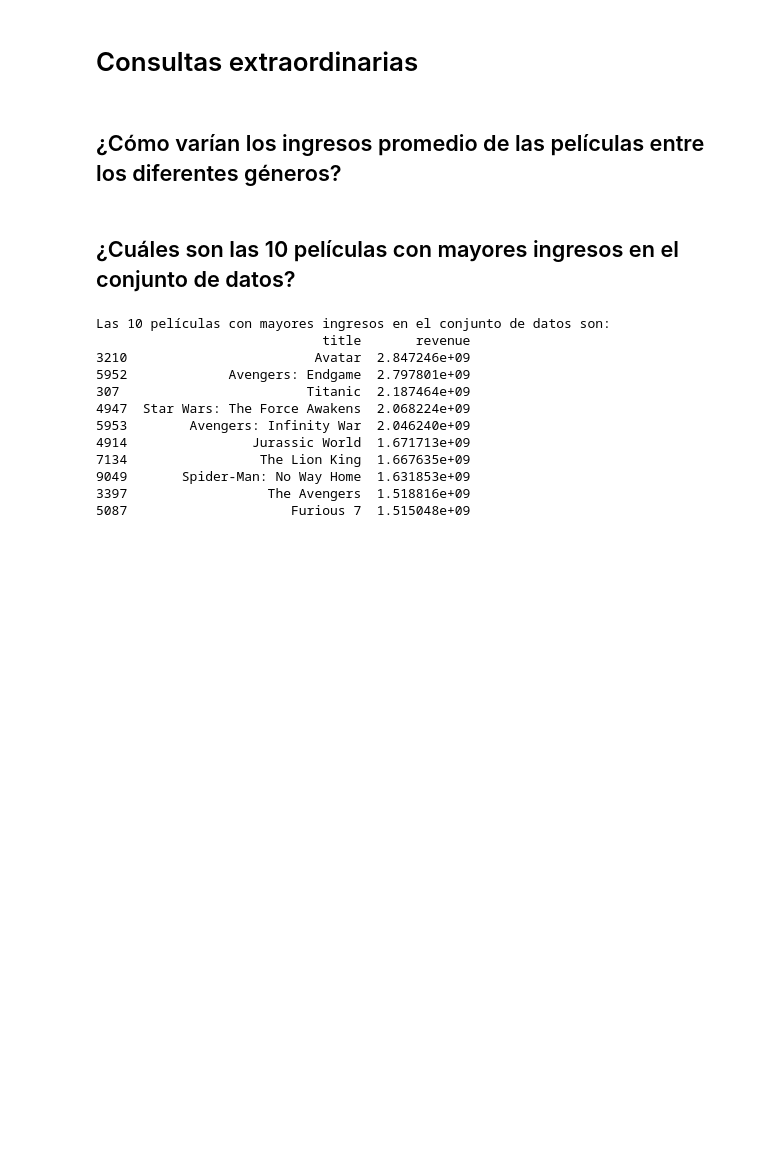
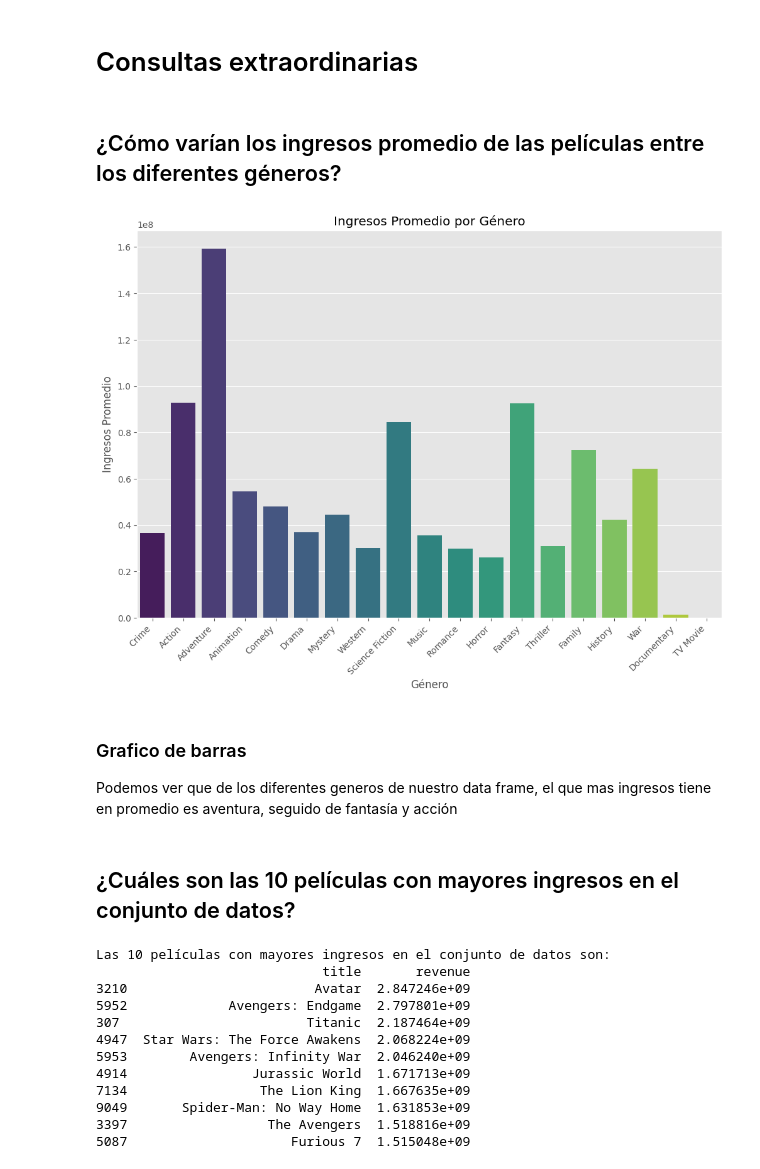
Before and after one commit to bl33h/moviesExploratoryAnalysis, a Jupyter notebook: movies.ipynb, the cells around one changed output. Drawn from its saved outputs; the diff is of its cells as text; code cells hidden in the pictures; blank space fills up the shorter version.

```diff
--- a/movies.ipynb
+++ b/movies.ipynb
@@ -707,6 +698,23 @@ Cada una de las peliculas, dentro del genero, se les adjuntaron de 3 a mas géne
 # Consultas extraordinarias
 # %% [markdown]
 ## ¿Cómo varían los ingresos promedio de las películas entre los diferentes géneros?
+# %%
+df['primary_genre'] = df['genres'].apply(lambda x: x.split('|')[0] if isinstance(x, str) else np.nan)
+
+# Gráfico de barras para visualizar los ingresos promedio por género
+plt.figure(figsize=(12, 8))
+sns.barplot(x='primary_genre', y='revenue', data=df, errorbar=None, estimator='mean', palette='viridis', hue='primary_genre', legend=False)
+plt.title('Ingresos Promedio por Género')
+plt.xlabel('Género')
+plt.ylabel('Ingresos Promedio')
+plt.xticks(rotation=45, ha='right')
+plt.show()
+# %% [output]
+[figure, added]
+# %% [markdown]
+### Grafico de barras
+
+Podemos ver que de los diferentes generos de nuestro data frame, el que mas ingresos tiene en promedio es aventura, seguido de fantasía y acción
 # %% [markdown]
 ## ¿Cuáles son las 10 películas con mayores ingresos en el conjunto de datos?
 # %%
```
Also changed, not shown: parts of 9 cells of this notebook.
